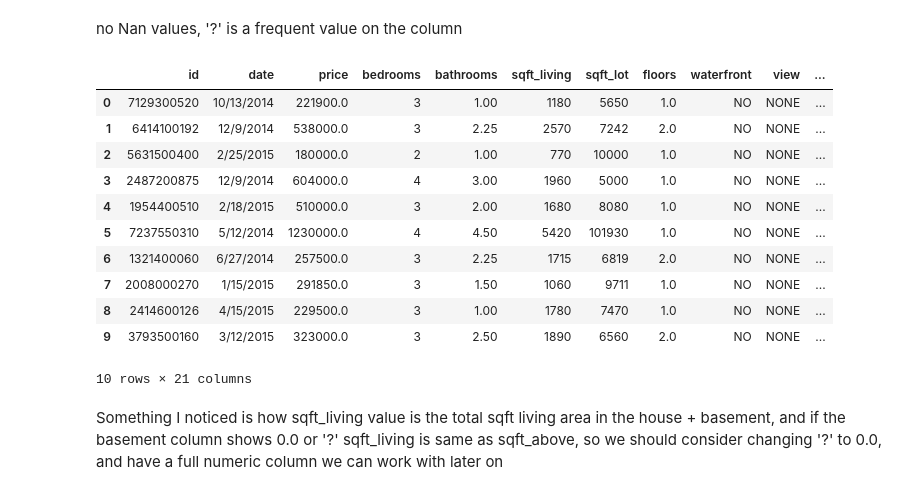
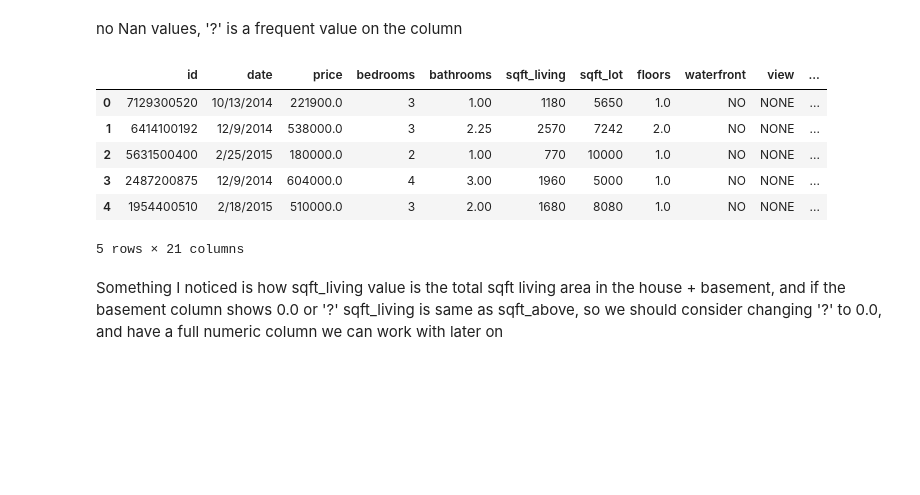
Before and after one commit to DrewFHolcombe/Housing-Sales-Analysis, a Jupyter notebook: Scratch Code/juan.ipynb, the cells around one changed output. Drawn from its saved outputs; the diff is of its cells as text; code cells hidden in the pictures; blank space fills up the shorter version.

```diff
--- a/Scratch Code/juan.ipynb
+++ b/Scratch Code/juan.ipynb
@@ -308,20 +404,15 @@ df['sqft_basement'].isna().sum()
 # %% [markdown]
 no Nan values,  '?' is a frequent value on the column
 # %%
-df.head(10)
+df.head(5)
 # %% [output]
 |  | id | date | price | bedrooms | bathrooms | sqft_living | sqft_lot | floors | waterfront | view | ... |
 | 0 | 7129300520 | 10/13/2014 | 221900.0 | 3 | 1.00 | 1180 | 5650 | 1.0 | NO | NONE | ... |
 | 1 | 6414100192 | 12/9/2014 | 538000.0 | 3 | 2.25 | 2570 | 7242 | 2.0 | NO | NONE | ... |
 | 2 | 5631500400 | 2/25/2015 | 180000.0 | 2 | 1.00 | 770 | 10000 | 1.0 | NO | NONE | ... |
 | 3 | 2487200875 | 12/9/2014 | 604000.0 | 4 | 3.00 | 1960 | 5000 | 1.0 | NO | NONE | ... |
 | 4 | 1954400510 | 2/18/2015 | 510000.0 | 3 | 2.00 | 1680 | 8080 | 1.0 | NO | NONE | ... |
-| 5 | 7237550310 | 5/12/2014 | 1230000.0 | 4 | 4.50 | 5420 | 101930 | 1.0 | NO | NONE | ... |
-| 6 | 1321400060 | 6/27/2014 | 257500.0 | 3 | 2.25 | 1715 | 6819 | 2.0 | NO | NONE | ... |
-| 7 | 2008000270 | 1/15/2015 | 291850.0 | 3 | 1.50 | 1060 | 9711 | 1.0 | NO | NONE | ... |
-| 8 | 2414600126 | 4/15/2015 | 229500.0 | 3 | 1.00 | 1780 | 7470 | 1.0 | NO | NONE | ... |
-| 9 | 3793500160 | 3/12/2015 | 323000.0 | 3 | 2.50 | 1890 | 6560 | 2.0 | NO | NONE | ... |
-10 rows × 21 columns
+5 rows × 21 columns
 # %% [markdown]
 Something I noticed is how  sqft_living value is the total sqft living area in the house + basement,
 and if the basement column shows 0.0 or '?' sqft_living is same as sqft_above,
```
Also changed, not shown: parts of 70 cells of this notebook, 1 other file.
